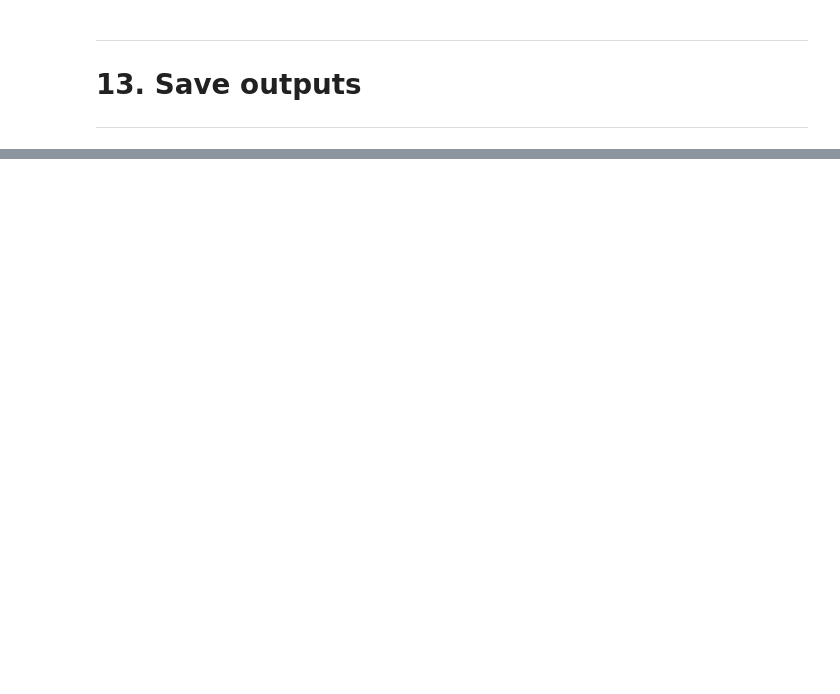
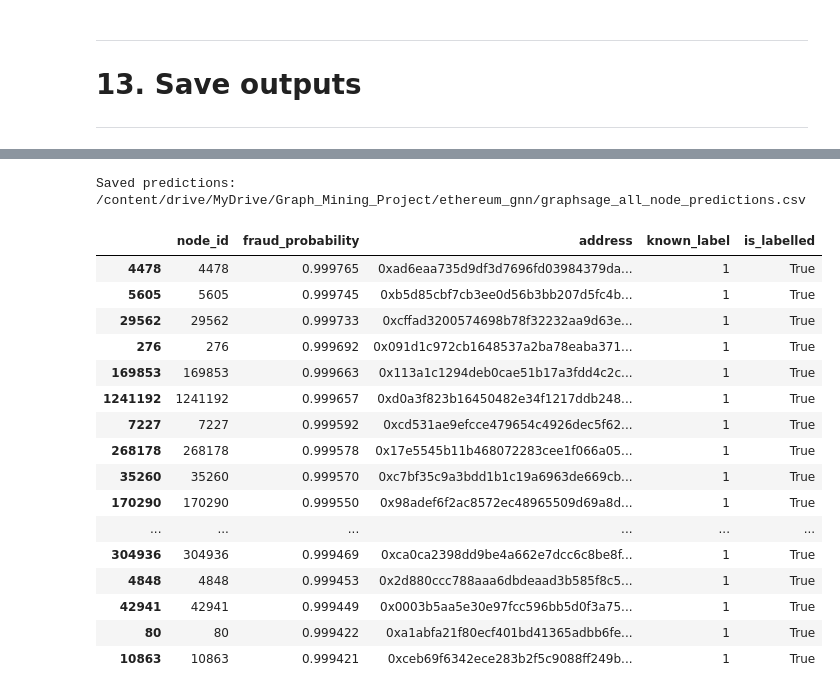
Before and after one commit to Nefeli-Apostolou/GM-Project---Fraud-Detection, a Jupyter notebook: Graph_Mining_Project.ipynb, the cells around one changed output, grey strips where cells are left out. Saved outputs shown, nothing was run; the diff lists cells and outputs as text; code cells hidden in the pictures; blank space fills up the shorter version.

```diff
--- a/Graph_Mining_Project.ipynb
+++ b/Graph_Mining_Project.ipynb
@@ -674,0 +1168,9 @@ Saved:
+# %%
+
+# ---------------------------------------------------------
+# 1. Paths
+# ---------------------------------------------------------
+OUTPUT_DIR = "/content/drive/MyDrive/Graph_Mining_Project/ethereum_gnn/"
+GRAPH_PATH = os.path.join(OUTPUT_DIR, "ethereum_full_graph.pt")
+LABEL_PATH = os.path.join(OUTPUT_DIR, "gnn_labels.csv")
+NODE_MAPPING_PATH = os.path.join(OUTPUT_DIR, "node_mapping.csv")
@@ -674,0 +1515,69 @@ Saved:
+# %%
+# ---------------------------------------------------------
+# 11. Predict fraud probability for every node
+# ---------------------------------------------------------
+model.eval()
+
+with torch.no_grad():
+    out = model(data.x, data.edge_index)
+    probs = F.softmax(out, dim=1)
+    fraud_probs = probs[:, 1].detach().cpu().numpy()
+
+pred_df = pd.DataFrame({
+    "node_id": np.arange(data.num_nodes),
+    "fraud_probability": fraud_probs
+})
+
+node_mapping["node_id"] = node_mapping["node_id"].astype(int)
+
+pred_df = pred_df.merge(
+    node_mapping,
+    on="node_id",
+    how="left"
+)
+
+# Mark whether the node was labelled or unlabeled
+y_cpu = data.y.detach().cpu().numpy()
+
+pred_df["known_label"] = y_cpu
+pred_df["is_labelled"] = pred_df["known_label"] != -1
+
+pred_df = pred_df.sort_values(
+    "fraud_probability",
+    ascending=False
+)
+
+PRED_OUTPUT_PATH = os.path.join(
+    OUTPUT_DIR,
+    "graphsage_all_node_predictions.csv"
+)
+
+pred_df.to_csv(
+    PRED_OUTPUT_PATH,
+    index=False
+)
+
+print("\nSaved predictions:")
+print(PRED_OUTPUT_PATH)
+
+display(pred_df.head(20))
+# %% [output]
+Saved predictions:
+/content/drive/MyDrive/Graph_Mining_Project/ethereum_gnn/graphsage_all_node_predictions.csv
+|  | node_id | fraud_probability | address | known_label | is_labelled |
+| 4478 | 4478 | 0.999765 | 0xad6eaa735d9df3d7696fd03984379da... | 1 | True |
+| 5605 | 5605 | 0.999745 | 0xb5d85cbf7cb3ee0d56b3bb207d5fc4b... | 1 | True |
+| 29562 | 29562 | 0.999733 | 0xcffad3200574698b78f32232aa9d63e... | 1 | True |
+| 276 | 276 | 0.999692 | 0x091d1c972cb1648537a2ba78eaba371... | 1 | True |
+| 169853 | 169853 | 0.999663 | 0x113a1c1294deb0cae51b17a3fdd4c2c... | 1 | True |
+| 1241192 | 1241192 | 0.999657 | 0xd0a3f823b16450482e34f1217ddb248... | 1 | True |
+| 7227 | 7227 | 0.999592 | 0xcd531ae9efcce479654c4926dec5f62... | 1 | True |
+| 268178 | 268178 | 0.999578 | 0x17e5545b11b468072283cee1f066a05... | 1 | True |
+| 35260 | 35260 | 0.999570 | 0xc7bf35c9a3bdd1b1c19a6963de669cb... | 1 | True |
+| 170290 | 170290 | 0.999550 | 0x98adef6f2ac8572ec48965509d69a8d... | 1 | True |
+| ... | ... | ... | ... | ... | ... |
+| 304936 | 304936 | 0.999469 | 0xca0ca2398dd9be4a662e7dcc6c8be8f... | 1 | True |
+| 4848 | 4848 | 0.999453 | 0x2d880ccc788aaa6dbdeaad3b585f8c5... | 1 | True |
+| 42941 | 42941 | 0.999449 | 0x0003b5aa5e30e97fcc596bb5d0f3a75... | 1 | True |
+| 80 | 80 | 0.999422 | 0xa1abfa21f80ecf401bd41365adbb6fe... | 1 | True |
+| 10863 | 10863 | 0.999421 | 0xceb69f6342ece283b2f5c9088ff249b... | 1 | True |
```
Also changed, not shown: parts of 56 cells of this notebook.
